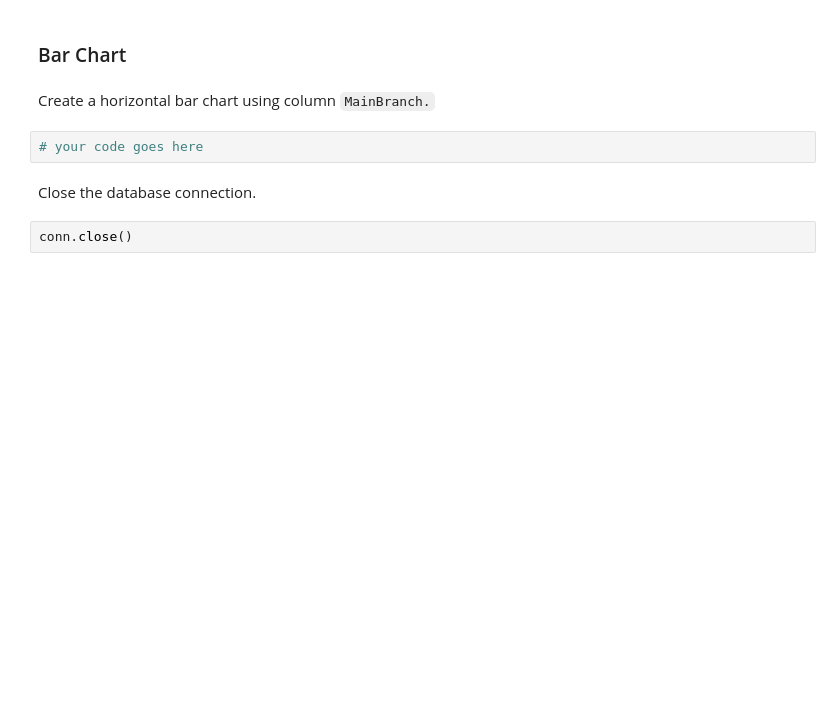
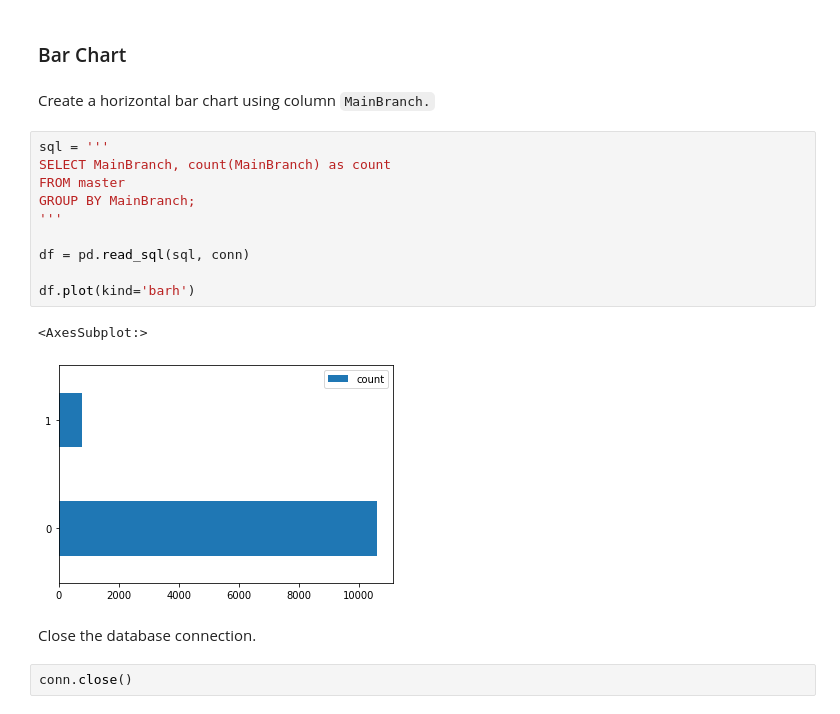
Before and after one commit to Phil-T1/ibm-data-analyst-capstone, a Jupyter notebook: Wk 4 - Visualisation/Wk 4 - Lab 1 - M4DataVisualization-lab.ipynb, the cells around one changed output. Drawn from its saved outputs; the diff is of its cells as text; blank space fills up the shorter version.

```diff
--- a/Wk 4 - Visualisation/Wk 4 - Lab 1 - M4DataVisualization-lab.ipynb
+++ b/Wk 4 - Visualisation/Wk 4 - Lab 1 - M4DataVisualization-lab.ipynb
@@ -267,8 +337,19 @@ Plot the median `ConvertedComp` for all ages from 45 to 60.
 ### Bar Chart
 # %% [markdown]
 Create a horizontal bar chart using column `MainBranch.`
-# %%
-# your code goes here
+# %%
+sql = '''
+SELECT MainBranch, count(MainBranch) as count
+FROM master
+GROUP BY MainBranch;
+'''
+
+df = pd.read_sql(sql, conn)
+
+df.plot(kind='barh')
+# %% [output]
+<AxesSubplot:>
+[figure, added]
 # %% [markdown]
 Close the database connection.
 # %%
```
Also changed, not shown: parts of 10 cells of this notebook.
